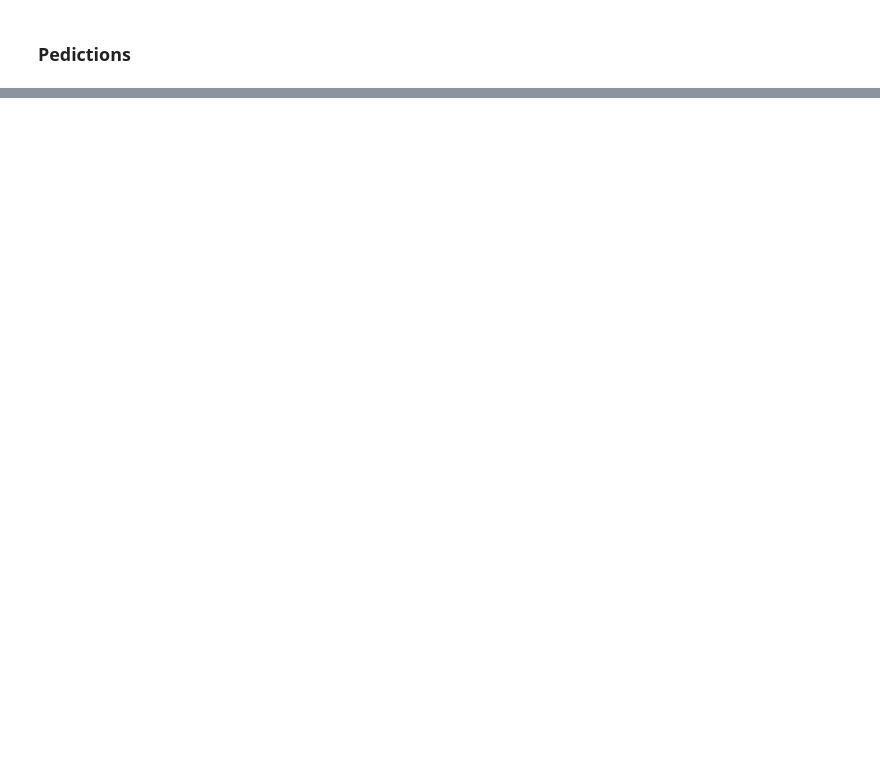
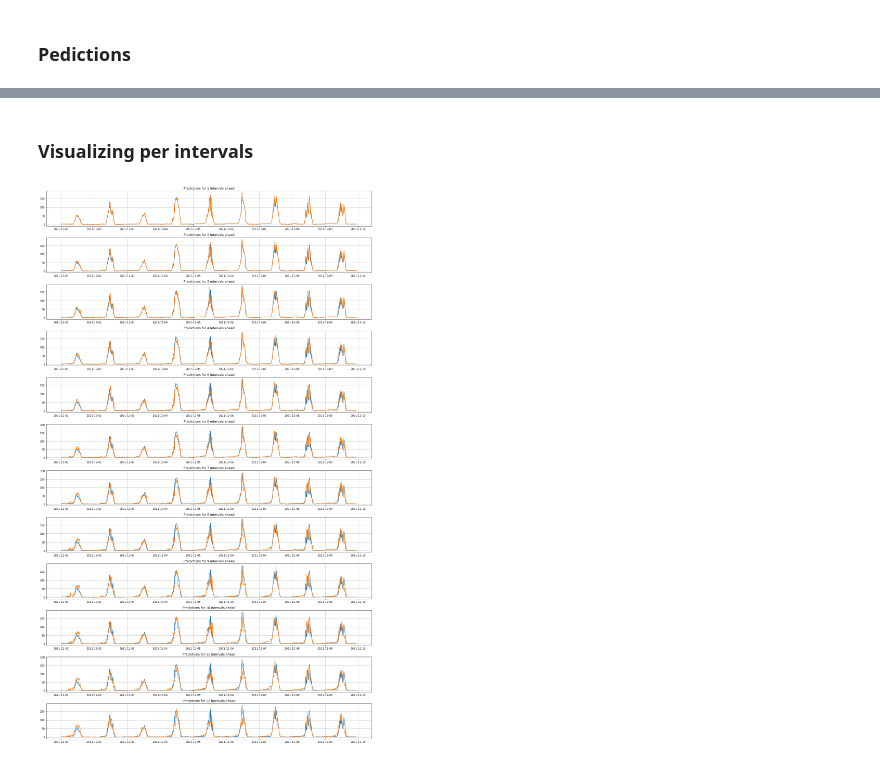
Before and after one commit to h31d1/ML_project_P09_Smart_solar_power, a Jupyter notebook: Training2.ipynb, the cells around one changed output, grey strips where cells are left out. Drawn from its saved outputs; the diff is of its cells as text; code cells hidden in the pictures; blank space fills up the shorter version.

```diff
--- a/Training2.ipynb
+++ b/Training2.ipynb
@@ -397,0 +393,10 @@ print(f'Accuracy of XGBoost is {(np.sum(ypred==test_labels)/test_labels.shape[0]
+# %%
+# columns for X sets
+columns = ['temperature', 'humidity', 'atm_pressure', 'windspeed',
+       'wind_direction', 'precipitation', 'radiation_flux', 'year', 'month',
+       'day', 'hour', 'minute', 'radiation_flux_past1', 'humidity_past1',
+       'radiation_flux_past2', 'humidity_past2', 'radiation_flux_past3',
+       'humidity_past3', 'radiation_flux_past4', 'humidity_past4']
+
+X_train = train_data_past[columns]
+X_test = test_data_past[columns]
@@ -397,0 +405,11 @@ print(f'Accuracy of XGBoost is {(np.sum(ypred==test_labels)/test_labels.shape[0]
+# %%
+models = []
+scores = []
+for i in range(1,13):
+    y_train = train_data_past[f"radiation_flux_{i}"]
+    y_test = test_data_past[f"radiation_flux_{i}"]
+    ETR = ExtraTreesRegressor(n_estimators=50)
+    ETR.fit(X_train,y_train)
+    scores.append(ETR.score(X_test,y_test))
+    models.append(ETR)
+    print(scores[i-1])
@@ -397,0 +431,8 @@ print(f'Accuracy of XGBoost is {(np.sum(ypred==test_labels)/test_labels.shape[0]
+# %%
+rmses = []
+predictions = pd.DataFrame()
+for i in range(1,13):
+    y_pred = models[i-1].predict(X_test)
+    predictions[f"y_pred{i}"] = y_pred
+    y_test = test_data_past[f"radiation_flux_{i}"]
+    rmses.append(mean_squared_error(y_test,y_pred,squared=False))
@@ -397,0 +470,3 @@ print(f'Accuracy of XGBoost is {(np.sum(ypred==test_labels)/test_labels.shape[0]
+# %%
+results = pd.concat([test_data_past.iloc[:,:8],predictions],axis=1)
+results.head(10)
@@ -397,0 +485,14 @@ print(f'Accuracy of XGBoost is {(np.sum(ypred==test_labels)/test_labels.shape[0]
+# %% [markdown]
+### Visualizing per intervals
+# %%
+
+fig, axs = plt.subplots(12, 1, figsize=(18,30))
+for i in range(1,13):
+    axs[i-1].plot(results.timestamp[:-i],results.radiation_flux[:-i])
+    axs[i-1].plot(results.timestamp[i:],results[f"y_pred{i}"][:-i])
+    axs[i-1].set_title(f"Predictions for {i} intervals ahead")
+    axs[i-1].grid(True)
+fig.tight_layout()
+plt.show()
+# %% [output]
+[figure, added]
```
Also changed, not shown: parts of 53 cells of this notebook, 14 other files.
